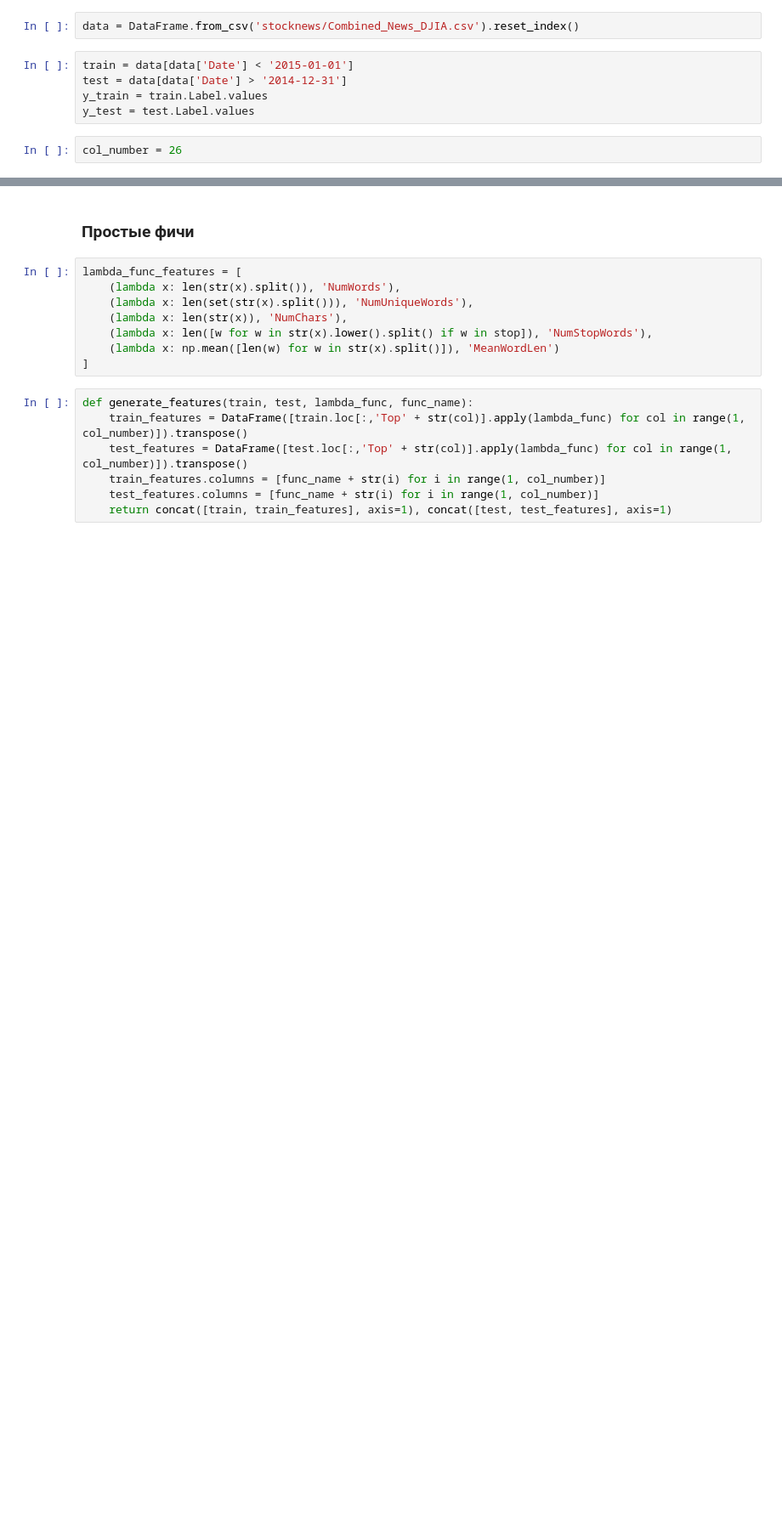
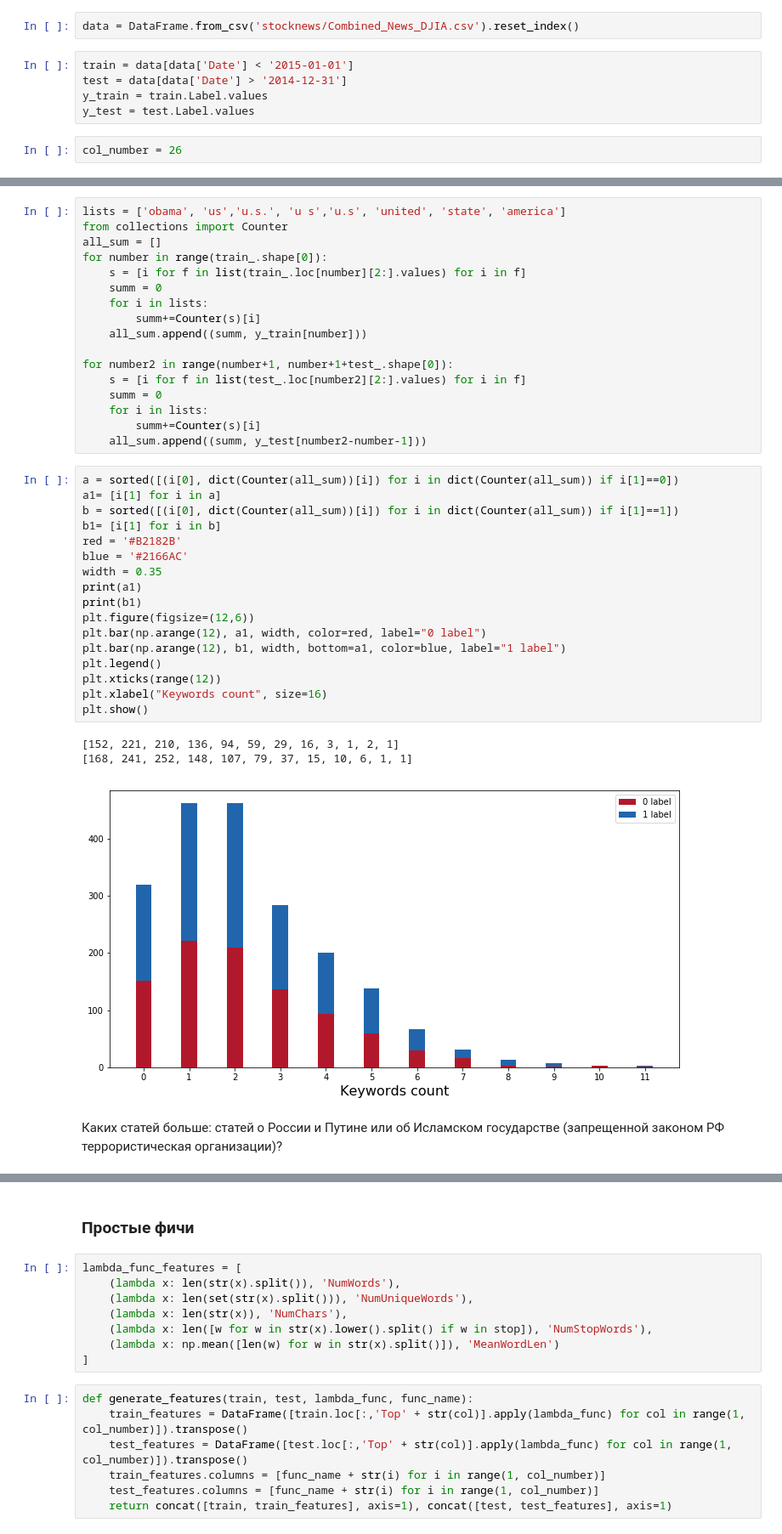
Before and after one commit to artemovae/ML-for-compling, a Jupyter notebook: hw2_classification/hw2.ipynb, the cells around one changed output, grey strips where cells are left out. Shown: that part at 85% size. Saved outputs shown, nothing was run; the diff lists cells and outputs as text; blank space fills up the shorter version.

```diff
--- a/hw2_classification/hw2.ipynb
+++ b/hw2_classification/hw2.ipynb
@@ -62,0 +120,40 @@ col_number = 26
+# %%
+lists = ['obama', 'us','u.s.', 'u s','u.s', 'united', 'state', 'america']
+from collections import Counter
+all_sum = []
+for number in range(train_.shape[0]):
+    s = [i for f in list(train_.loc[number][2:].values) for i in f]
+    summ = 0
+    for i in lists:
+        summ+=Counter(s)[i]
+    all_sum.append((summ, y_train[number]))
+
+for number2 in range(number+1, number+1+test_.shape[0]):
+    s = [i for f in list(test_.loc[number2][2:].values) for i in f]
+    summ = 0
+    for i in lists:
+        summ+=Counter(s)[i]
+    all_sum.append((summ, y_test[number2-number-1]))
+# %%
+a = sorted([(i[0], dict(Counter(all_sum))[i]) for i in dict(Counter(all_sum)) if i[1]==0])
+a1= [i[1] for i in a]
+b = sorted([(i[0], dict(Counter(all_sum))[i]) for i in dict(Counter(all_sum)) if i[1]==1])
+b1= [i[1] for i in b]
+red = '#B2182B'
+blue = '#2166AC'
+width = 0.35
+print(a1)
+print(b1)
+plt.figure(figsize=(12,6))
+plt.bar(np.arange(12), a1, width, color=red, label="0 label")
+plt.bar(np.arange(12), b1, width, bottom=a1, color=blue, label="1 label")
+plt.legend()
+plt.xticks(range(12))
+plt.xlabel("Keywords count", size=16)
+plt.show()
+# %% [output]
+[152, 221, 210, 136, 94, 59, 29, 16, 3, 1, 2, 1]
+[168, 241, 252, 148, 107, 79, 37, 15, 10, 6, 1, 1]
+[figure, added]
+# %% [markdown]
+Каких статей больше: статей о России и Путине или об Исламском государстве (запрещенной законом РФ террористическая организации)?
```
Also changed, not shown: parts of 28 cells of this notebook.
